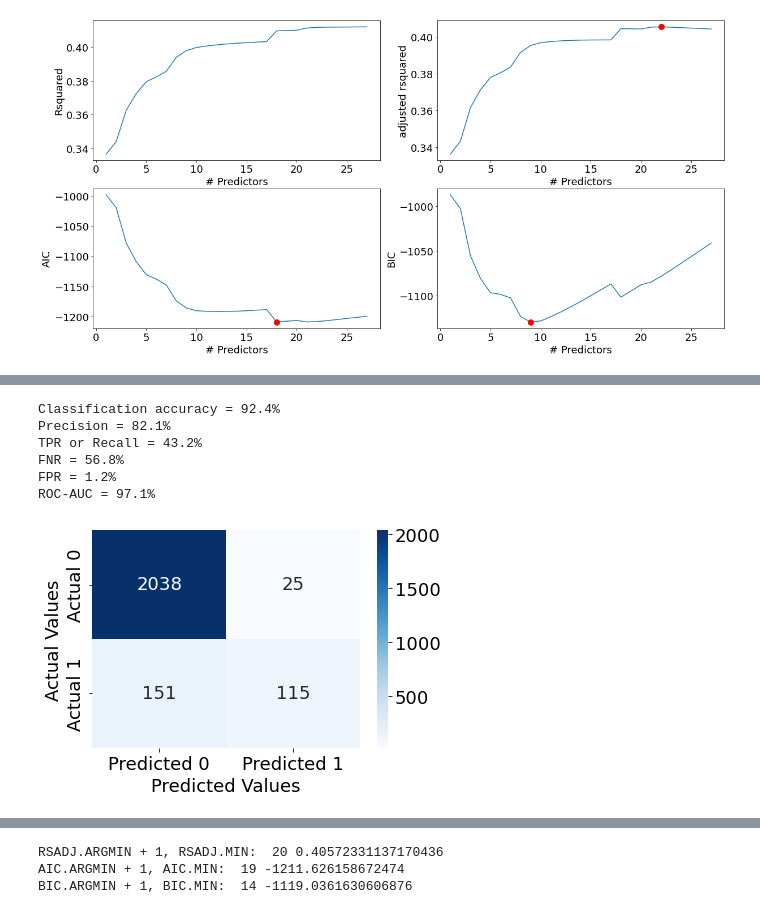
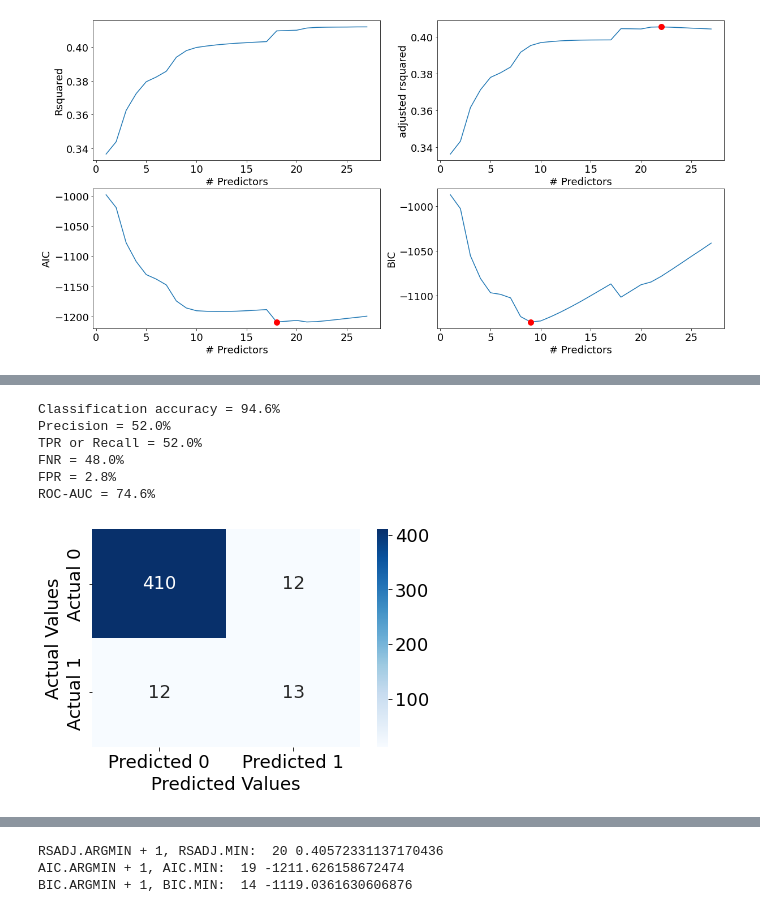
Before and after one commit to STShark00/IstanBulls, a Jupyter notebook: Create_Model.ipynb, the cells around one changed output, grey strips where cells are left out. Drawn from its saved outputs; the diff is of its cells as text; code cells hidden in the pictures.

Commit message:
all confusion matrix

```diff
--- a/Create_Model.ipynb
+++ b/Create_Model.ipynb
@@ -347,0 +304,34 @@ ROC-AUC = 88.4%
+# %%
+from sklearn.metrics import confusion_matrix
+from sklearn.metrics import roc_curve, auc, precision_recall_curve
+
+
+def confusion_matrix_year(model, test_ds, as_count):
+    # Assume new_data is a dataframe containing the predictor variables for the new observations
+    pred_probs = model.predict(test_ds)  # Predict the probabilities of AS=1 for each observation
+    pred_probs_sorted = pred_probs.sort_values(ascending=False)  # Sort the probabilities in descending order
+    top_indices = pred_probs_sorted.head(as_count).index  # Get the indices of the top n observations with the highest probabilities
+    predicted_classes = pd.Series(0, index=test_ds.index)  # Create a Series to store the predicted classes (0 or 1) for each observation
+    predicted_classes.loc[top_indices] = 1  # Set the top n predicted classes to 1, and the rest to 0
+    true_values = test_ds['AS']
+    confusion = pd.DataFrame(confusion_matrix(true_values, predicted_classes))
+    confusion.columns = ['Predicted 0', 'Predicted 1']
+    confusion = confusion.rename(index={0: 'Actual 0',1: 'Actual 1'})
+    cm = np.array(confusion)
+    # Calculate the accuracy
+    accuracy = (cm[0,0]+cm[1,1])/cm.sum()
+    fnr = (cm[1,0])/(cm[1,0]+cm[1,1])
+    precision = (cm[1,1])/(cm[0,1]+cm[1,1])
+    fpr = (cm[0,1])/(cm[0,0]+cm[0,1])
+    tpr = (cm[1,1])/(cm[1,0]+cm[1,1])
+    fpr_roc, tpr_roc, auc_thresholds = roc_curve(true_values, predicted_classes)
+    auc_value = (auc(fpr_roc, tpr_roc))# AUC of ROC
+    sns.heatmap(confusion, annot=True, cmap='Blues', fmt='g')
+    plt.ylabel("Actual Values")
+    plt.xlabel("Predicted Values")
+    print("Classification accuracy = {:.1%}".format(accuracy))
+    print("Precision = {:.1%}".format(precision))
+    print("TPR or Recall = {:.1%}".format(tpr))
+    print("FNR = {:.1%}".format(fnr))
+    print("FPR = {:.1%}".format(fpr))
+    print("ROC-AUC = {:.1%}".format(auc_value))
@@ -813,13 +837,15 @@ ROC-AUC = 96.6%
 # %%
-confusion_matrix_data(test_data,test_data.AS,best_fwd_reg_model,CUTOFF)
+# confusion_matrix_data(test_data,test_data.AS,best_fwd_reg_model,CUTOFF)
-# %% [output]
-Classification accuracy = 92.4%
-Precision = 82.1%
-TPR or Recall = 43.2%
-FNR = 56.8%
-FPR = 1.2%
-ROC-AUC = 97.1%
-[figure, removed]
+# %%
+confusion_matrix_year(best_fwd_reg_model, test_2023, true_2023_as_count)
+# %% [output]
+Classification accuracy = 94.6%
+Precision = 52.0%
+TPR or Recall = 52.0%
+FNR = 48.0%
+FPR = 2.8%
+ROC-AUC = 74.6%
+[figure, added]
 # %%
 def backward(predictors):
 
```
Also changed, not shown: parts of 39 cells of this notebook.
